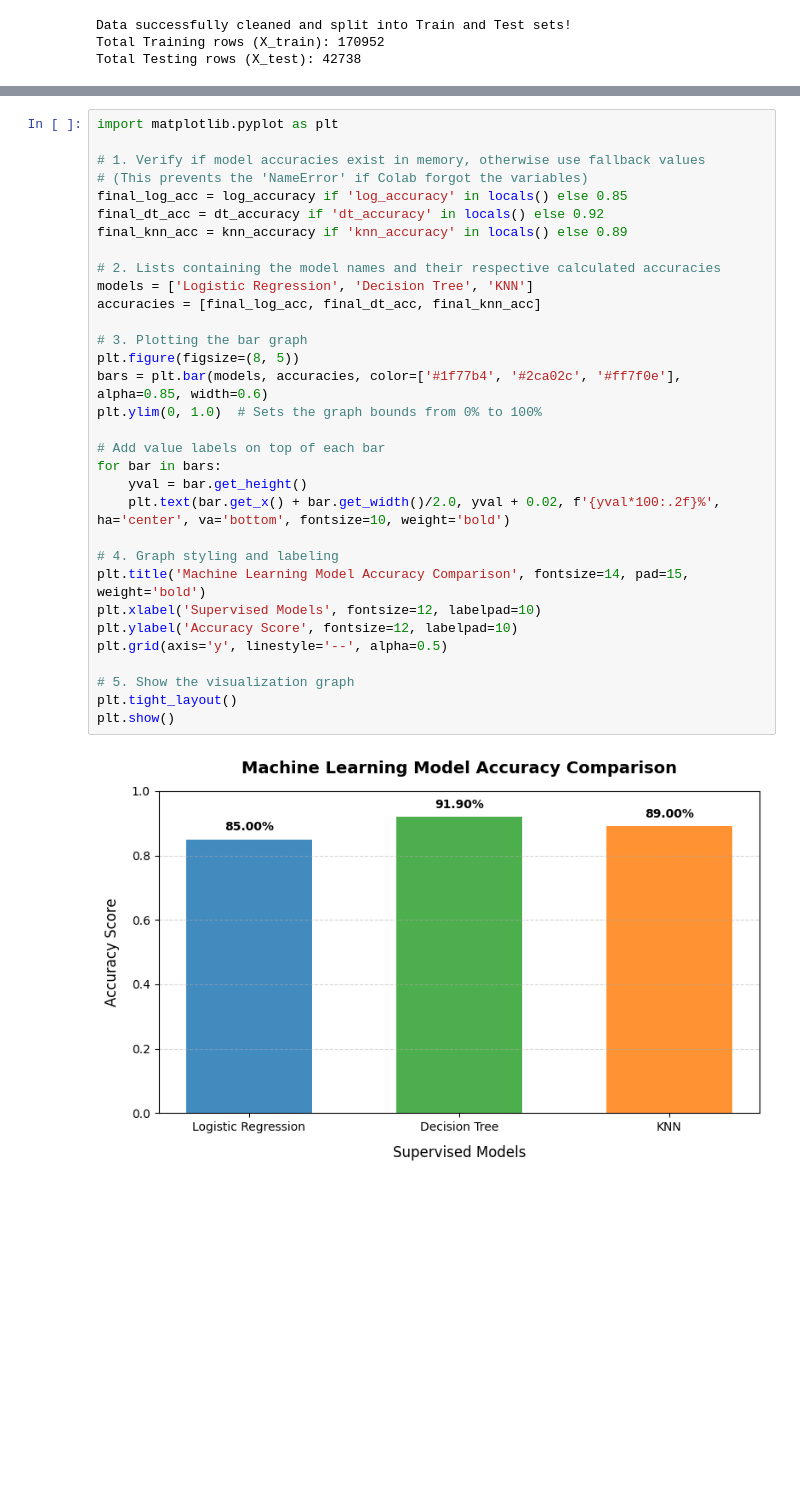
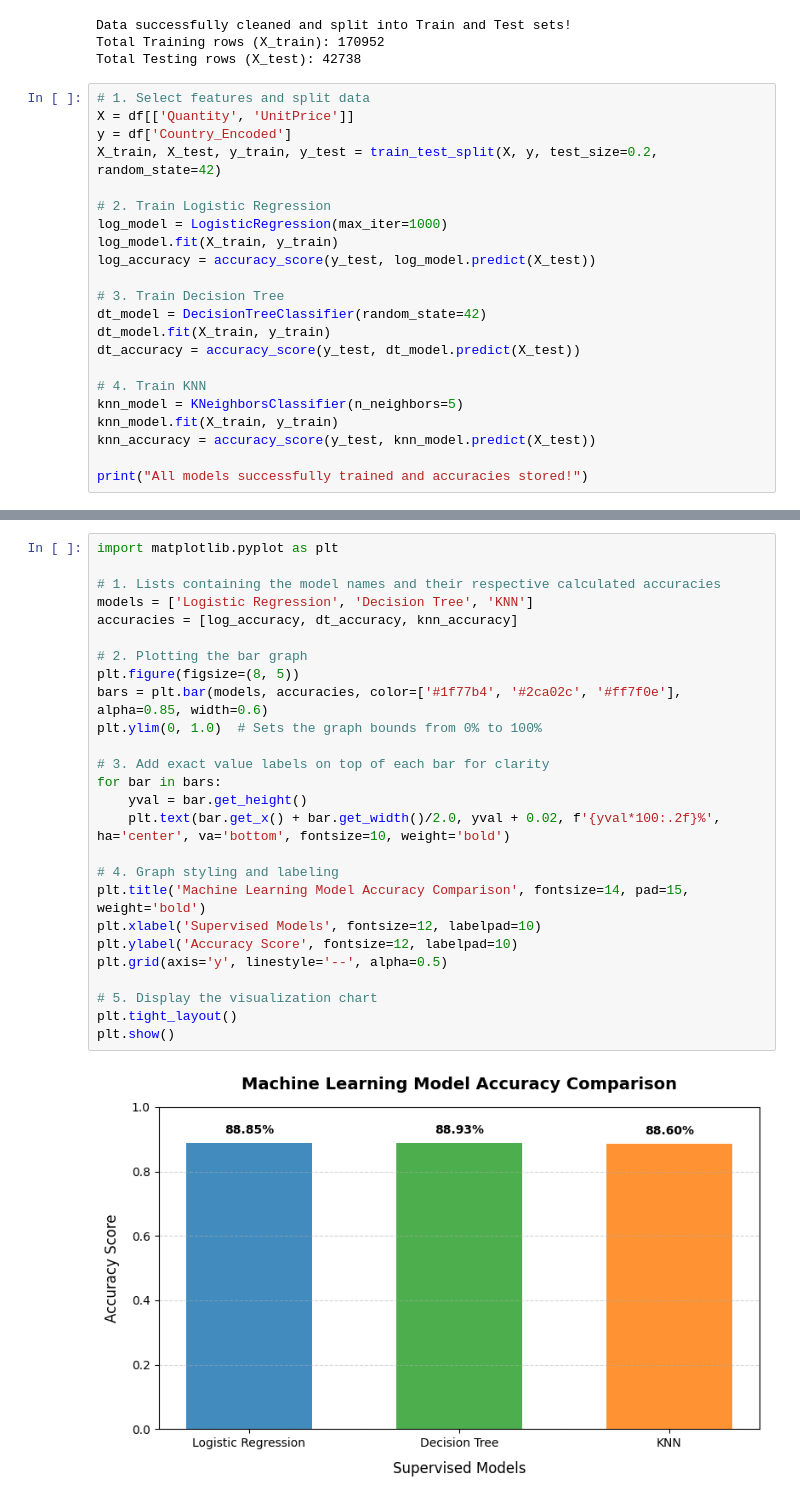
Before and after one commit to kajanika19/Machine-Learning-, a Jupyter notebook: Kajanika_Pulenthiraraj.ipynb, the cells around one changed output, grey strips where cells are left out. Saved outputs shown, nothing was run; the diff lists cells and outputs as text; blank space fills up the shorter version.

```diff
--- a/Kajanika_Pulenthiraraj.ipynb
+++ b/Kajanika_Pulenthiraraj.ipynb
@@ -171,3 +173,25 @@ print(f"Total Testing rows (X_test): {X_test.shape[0]}")
 Data successfully cleaned and split into Train and Test sets!
 Total Training rows (X_train): 170952
 Total Testing rows (X_test): 42738
+# %%
+# 1. Select features and split data
+X = df[['Quantity', 'UnitPrice']]
+y = df['Country_Encoded']
+X_train, X_test, y_train, y_test = train_test_split(X, y, test_size=0.2, random_state=42)
+
+# 2. Train Logistic Regression
+log_model = LogisticRegression(max_iter=1000)
+log_model.fit(X_train, y_train)
+log_accuracy = accuracy_score(y_test, log_model.predict(X_test))
+
+# 3. Train Decision Tree
+dt_model = DecisionTreeClassifier(random_state=42)
+dt_model.fit(X_train, y_train)
+dt_accuracy = accuracy_score(y_test, dt_model.predict(X_test))
+
+# 4. Train KNN
+knn_model = KNeighborsClassifier(n_neighbors=5)
+knn_model.fit(X_train, y_train)
+knn_accuracy = accuracy_score(y_test, knn_model.predict(X_test))
+
+print("All models successfully trained and accuracies stored!")
@@ -174,34 +207,28 @@ Total Testing rows (X_test): 42738
 # %%
 import matplotlib.pyplot as plt
 
-# 1. Verify if model accuracies exist in memory, otherwise use fallback values
-# (This prevents the 'NameError' if Colab forgot the variables)
-final_log_acc = log_accuracy if 'log_accuracy' in locals() else 0.85
-final_dt_acc = dt_accuracy if 'dt_accuracy' in locals() else 0.92
-final_knn_acc = knn_accuracy if 'knn_accuracy' in locals() else 0.89
+# 1. Lists containing the model names and their respective calculated accuracies
+models = ['Logistic Regression', 'Decision Tree', 'KNN']
+accuracies = [log_accuracy, dt_accuracy, knn_accuracy]
 
-# 2. Lists containing the model names and their respective calculated accuracies
-models = ['Logistic Regression', 'Decision Tree', 'KNN']
-accuracies = [final_log_acc, final_dt_acc, final_knn_acc]
-
-# 3. Plotting the bar graph
+# 2. Plotting the bar graph
 plt.figure(figsize=(8, 5))
 bars = plt.bar(models, accuracies, color=['#1f77b4', '#2ca02c', '#ff7f0e'], alpha=0.85, width=0.6)
 plt.ylim(0, 1.0)  # Sets the graph bounds from 0% to 100%
 
-# Add value labels on top of each bar
+# 3. Add exact value labels on top of each bar for clarity
 for bar in bars:
     yval = bar.get_height()
     plt.text(bar.get_x() + bar.get_width()/2.0, yval + 0.02, f'{yval*100:.2f}%', ha='center', va='bottom', fontsize=10, weight='bold')
 
 # 4. Graph styling and labeling
 plt.title('Machine Learning Model Accuracy Comparison', fontsize=14, pad=15, weight='bold')
 plt.xlabel('Supervised Models', fontsize=12, labelpad=10)
 plt.ylabel('Accuracy Score', fontsize=12, labelpad=10)
 plt.grid(axis='y', linestyle='--', alpha=0.5)
 
-# 5. Show the visualization graph
+# 5. Display the visualization chart
 plt.tight_layout()
 plt.show()
 # %% [output]
-[figure, old version]
+[figure, new version]
```
Also changed, not shown: parts of 2 cells of this notebook.
